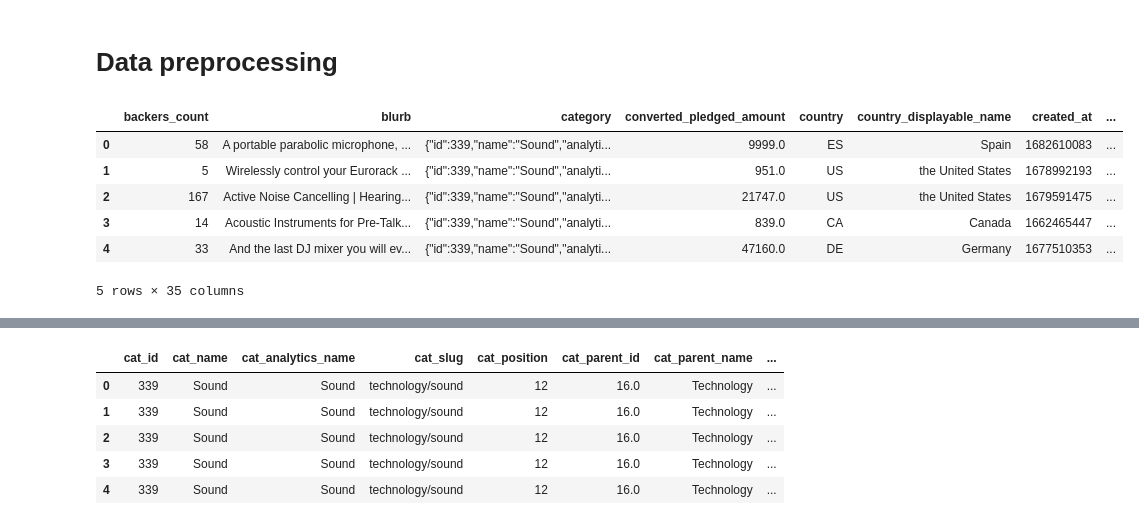
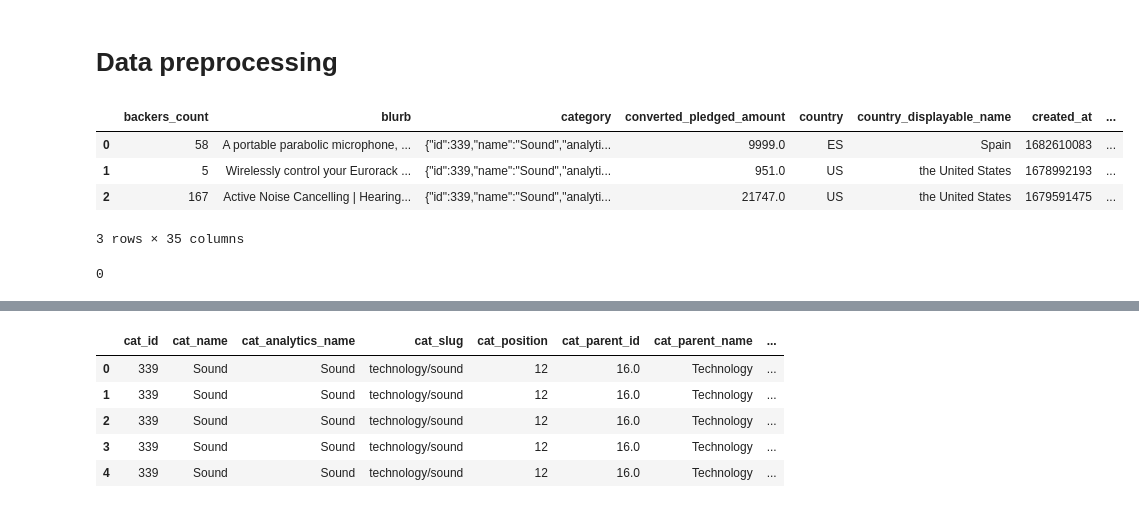
Before and after one commit to franzgerbig/Crowdfunding, a Jupyter notebook: notebooks/FG_Data_preprocassing_19_06_2023.ipynb, the cells around one changed output, grey strips where cells are left out. Saved outputs shown, nothing was run; the diff lists cells and outputs as text; code cells hidden in the pictures.

```diff
--- a/notebooks/FG_Data_preprocassing_19_06_2023.ipynb
+++ b/notebooks/FG_Data_preprocassing_19_06_2023.ipynb
@@ -10,16 +12,20 @@ import scipy.stats as stats
 # %%
 imp=r'C:\Users\bosse\Desktop\Notebooks\Data\Project\Webrobots_may_2023.csv'
+imp=r'C:\Users\Franz.000\Documents\Berufliches\Weiterbildung\data analyst\data\kickstarter\2023_05\Kickstarter_2023-05-18T03_20_08_715Z\Kickstarter.csv'
 df_imp=pd.read_csv(imp)
 df=df_imp
-df.head()
+df.head(3)
 # %% [output]
 |  | backers_count | blurb | category | converted_pledged_amount | country | country_displayable_name | created_at | ... |
 | 0 | 58 | A portable parabolic microphone, ... | {"id":339,"name":"Sound","analyti... | 9999.0 | ES | Spain | 1682610083 | ... |
 | 1 | 5 | Wirelessly control your Eurorack ... | {"id":339,"name":"Sound","analyti... | 951.0 | US | the United States | 1678992193 | ... |
 | 2 | 167 | Active Noise Cancelling | Hearing... | {"id":339,"name":"Sound","analyti... | 21747.0 | US | the United States | 1679591475 | ... |
-| 3 | 14 | Acoustic Instruments for Pre-Talk... | {"id":339,"name":"Sound","analyti... | 839.0 | CA | Canada | 1662465447 | ... |
-| 4 | 33 | And the last DJ mixer you will ev... | {"id":339,"name":"Sound","analyti... | 47160.0 | DE | Germany | 1677510353 | ... |
-5 rows × 35 columns
+3 rows × 35 columns
+# %%
+# any duplicates in terms of the project name?
+print(df.duplicated(subset=["name"]).sum()) # no
+# %% [output]
+0
 # %%
 df['created_at_unix']=df['created_at']
 df['state_changed_at_unix']=df['state_changed_at']
```
Also changed, not shown: parts of 19 cells of this notebook.
